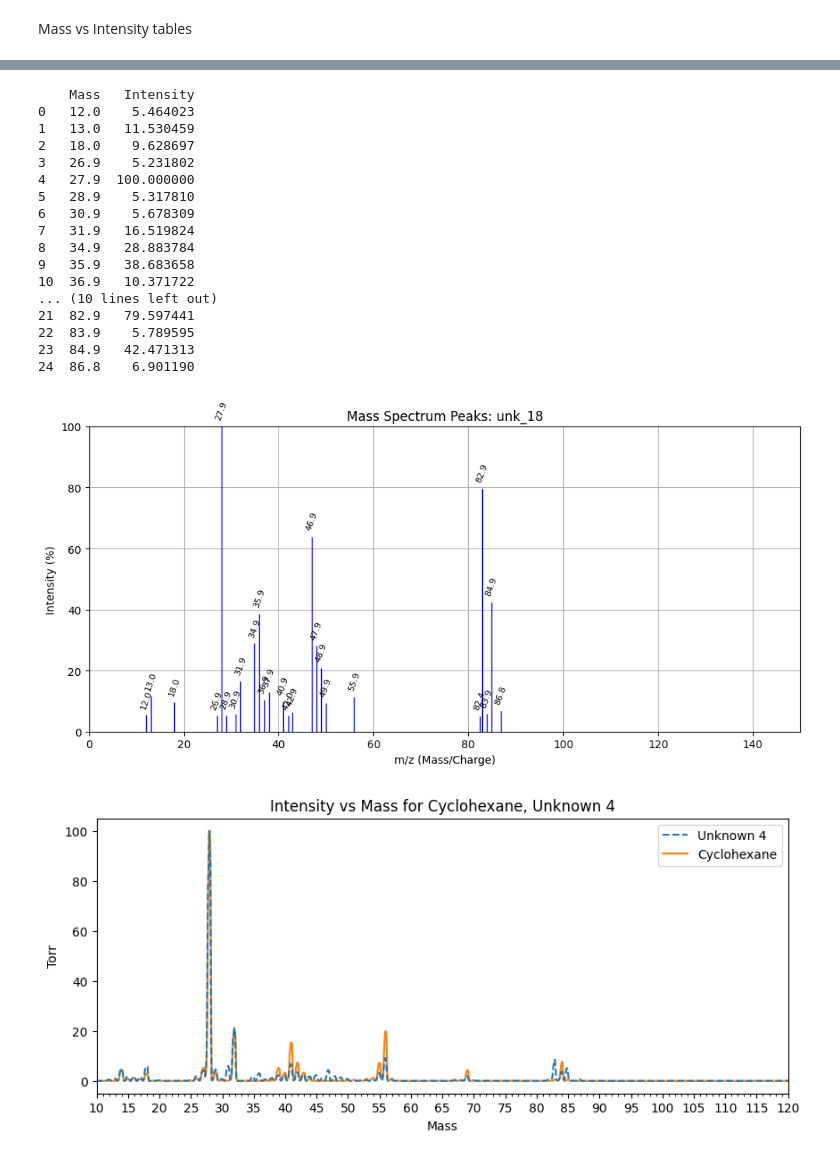
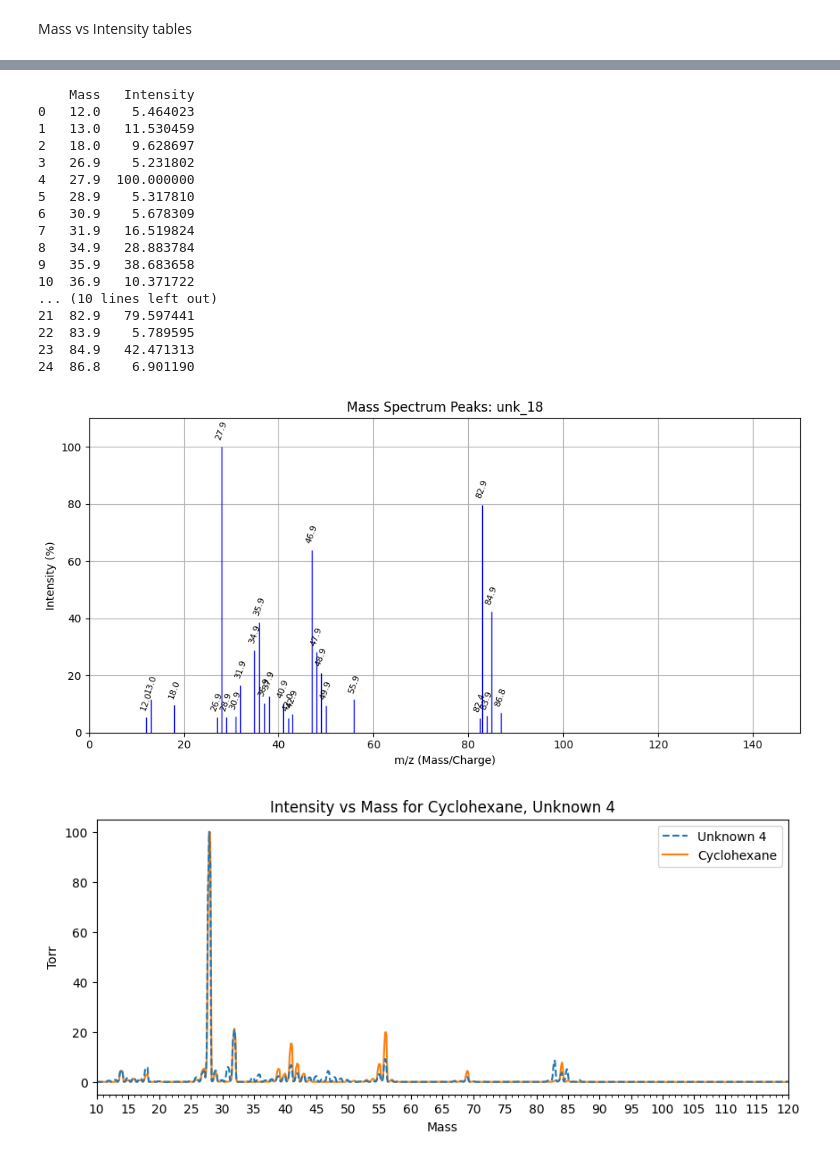
Before and after one commit to kearb-stomp/AdvLabs, a Jupyter notebook: Lab 3/Task 4.ipynb, the cells around one changed output, grey strips where cells are left out. Drawn from its saved outputs; the diff is of its cells as text; code cells hidden in the pictures.

```diff
--- a/Lab 3/Task 4.ipynb
+++ b/Lab 3/Task 4.ipynb
@@ -160,5 +162,5 @@ for key, data in data_dict.items():
 # %%
-peaks_unk_4, peaks_mass_unk_4 = utils.find_peaks(data_dict['Unknown 4'], cutoff=2.5, interval=1.5)
+peaks_unk_4, peaks_mass_unk_4 = utils.find_peaks(data_dict['Unknown 4'], cutoff=5, interval=1.5)
 peaks_unk_18, peaks_mass_unk_18 = utils.find_peaks(data_dict['Unknown 18'], cutoff=5, interval=1.5)
 # %%
 
@@ -331,35 +324,35 @@ for m, I in zip(peaks_mass_unk_18, peaks_unk_18):
         fontsize=8,
         rotation=70)         # slanted like your sample
 
 # Customize plot
 ax.set_xlabel("m/z (Mass/Charge)")
 ax.set_ylabel("Intensity (%)")
 ax.set_title("Mass Spectrum Peaks: unk_18")
-ax.set_ylim(0, 100)  # Adjust if needed
+ax.set_ylim(0, 110)  # Adjust if needed
 ax.set_xlim(0, 150)
 ax.grid(True)
 
 plt.tight_layout()
 plt.show()
 # %% [output]
     Mass   Intensity
 0   12.0    5.464023
 1   13.0   11.530459
 2   18.0    9.628697
 3   26.9    5.231802
 4   27.9  100.000000
 5   28.9    5.317810
 6   30.9    5.678309
 7   31.9   16.519824
 8   34.9   28.883784
 9   35.9   38.683658
 10  36.9   10.371722
 ... (10 lines left out)
 21  82.9   79.597441
 22  83.9    5.789595
 23  84.9   42.471313
 24  86.8    6.901190
-[figure, old version]
+[figure, new version]
 # %%
 
 fig, ax = plt.subplots(figsize=(10, 4))
```
Also changed, not shown: parts of 8 cells of this notebook, 2 other files.
